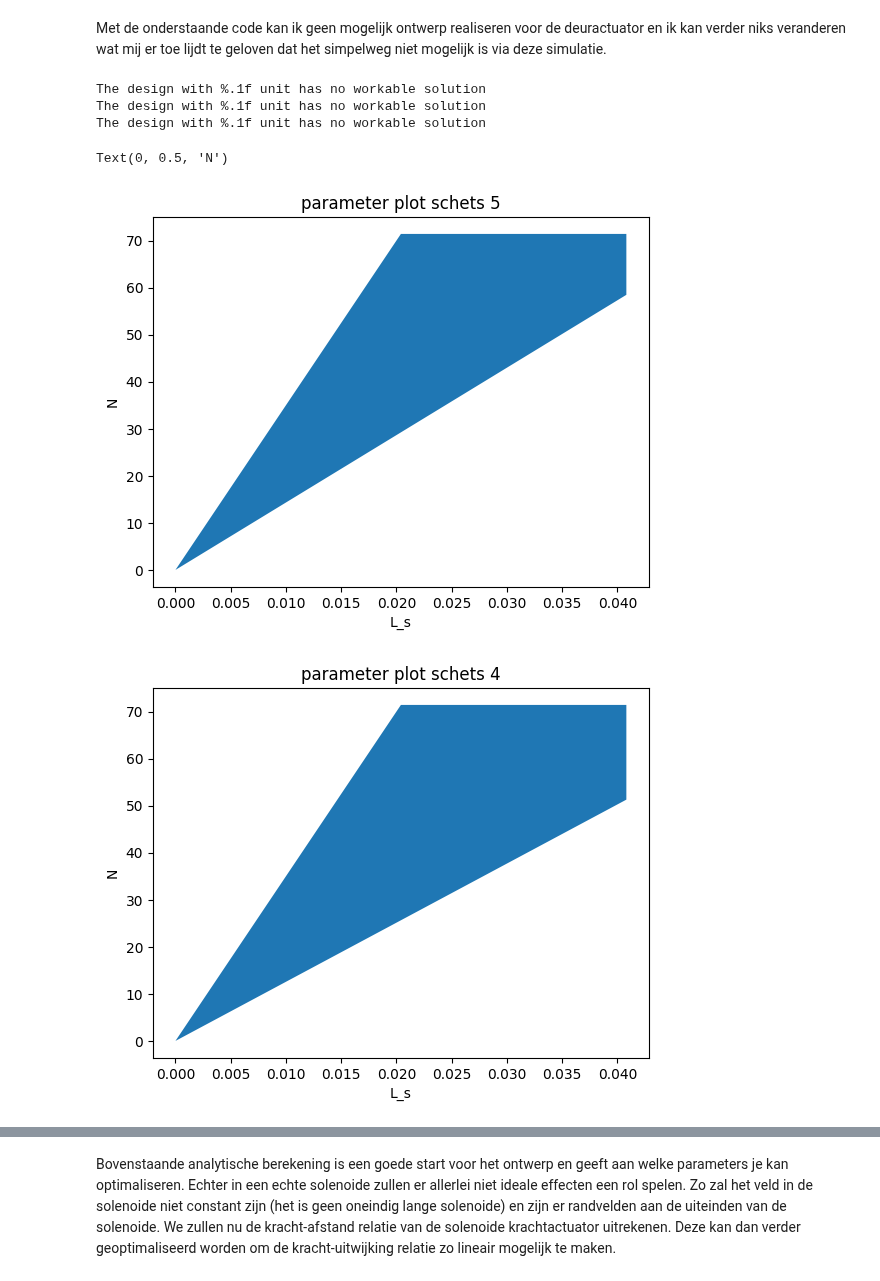
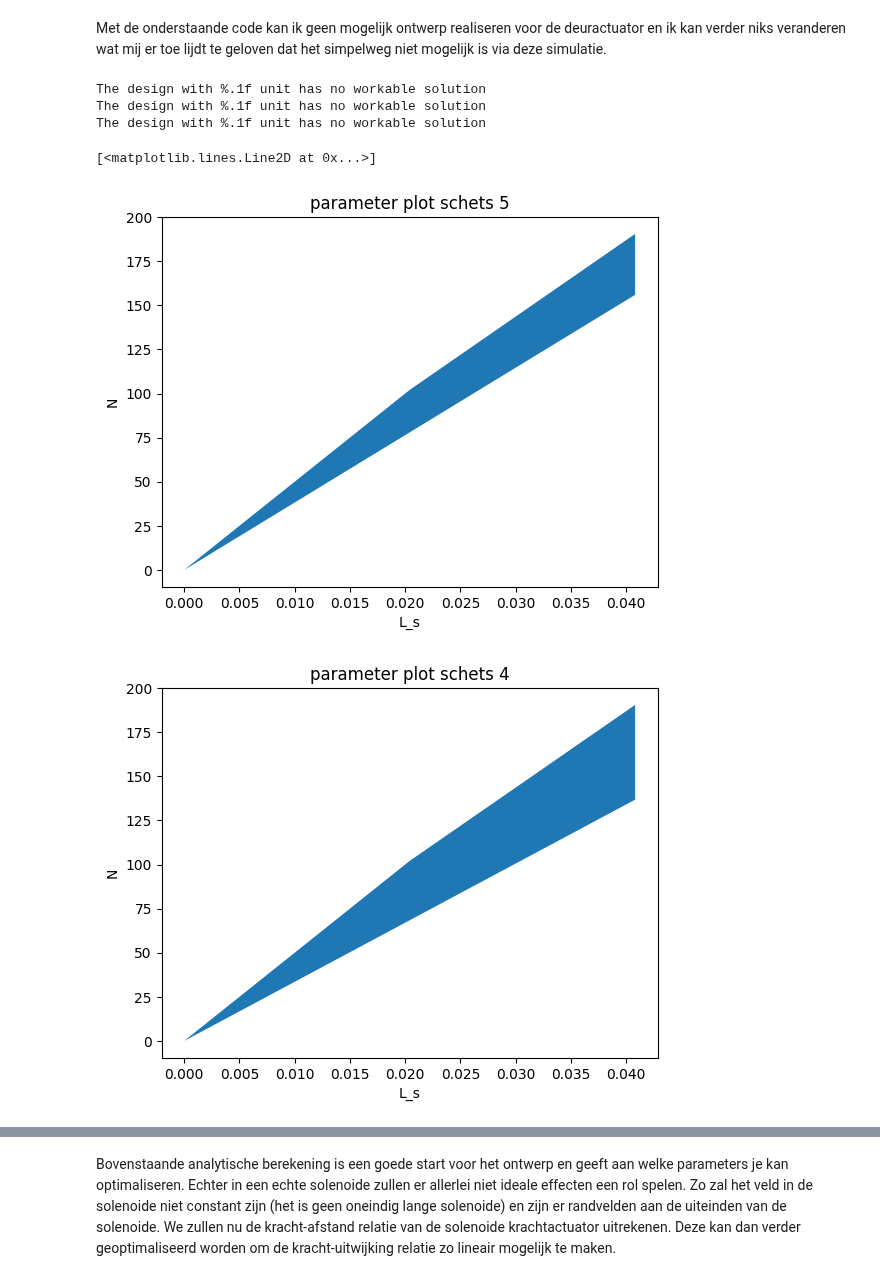
Before and after one commit to tdenooijer26/DEF-T-opdrachten, a Jupyter notebook: 2KrachtactuatorOpdracht/KrachtactuatorOpdracht.ipynb, the cells around one changed output, grey strips where cells are left out. Cells and saved outputs as stored; diff of their text form; code cells hidden in the pictures.

```diff
--- a/2KrachtactuatorOpdracht/KrachtactuatorOpdracht.ipynb
+++ b/2KrachtactuatorOpdracht/KrachtactuatorOpdracht.ipynb
@@ -219,37 +219,40 @@ Met de onderstaande code kan ik geen mogelijk ontwerp realiseren voor de deuract
 ###
 ###Jouw code hier###
 L_s = np.linspace(0,1,50)
-N_minschets5,N_maxschets5 = aantal_wikkelingen(L_s,2,4e-2,0.1e-3,max_lengte_schets_5,130)
-N_minschets4,N_maxschets4 = aantal_wikkelingen(L_s,2,4e-2,0.1e-3,max_lengte_schets_4,100)
+#aantal_wikkelingen(L_s,I,r_s,r_d,L_w,F_min)
+N_minschets5,N_maxschets5 = aantal_wikkelingen(L_s,2,1.5e-2,0.1e-3,max_lengte_schets_5,130)
+N_minschets4,N_maxschets4 = aantal_wikkelingen(L_s,2,1.5e-2,0.1e-3,max_lengte_schets_4,100)
 N_mindeur,N_maxdeur = aantal_wikkelingen(L_s,0.5,0.01,0.05e-3,max_lengte_deuractuator,40)
 # Minimale eis
 # Maximale eis
 
 plt.figure()
 plt.fill_between(L_s,N_minschets5,N_maxschets5) # De ruimte tussen de eisen vullen
 plt.title("parameter plot schets 5")
 plt.xlabel("L_s")
 plt.ylabel("N")
 
 plt.figure()
 plt.fill_between(L_s,N_minschets4,N_maxschets4) # De ruimte tussen de eisen vullen
 plt.title("parameter plot schets 4")
 plt.xlabel("L_s")
 plt.ylabel("N")
 
 plt.figure()
 plt.fill_between(L_s,N_mindeur,N_maxdeur) # De ruimte tussen de eisen vullen
 plt.title("parameter plot deuractuator")
 plt.xlabel("L_s")
 plt.ylabel("N")
 
-
+plt.figure()
+plt.plot(L_s,N_maxdeur, '-r', label='Maximale eis')
+plt.plot(L_s,N_mindeur)
 ###
 # %% [output]
 The design with %.1f unit has no workable solution
 The design with %.1f unit has no workable solution
 The design with %.1f unit has no workable solution
-Text(0, 0.5, 'N')
+[<matplotlib.lines.Line2D at 0x...>]
-[figure, old version]
+[figure, new version]
-[figure, old version]
+[figure, new version]
 [figure]
```
Also changed, not shown: parts of 15 cells of this notebook.
